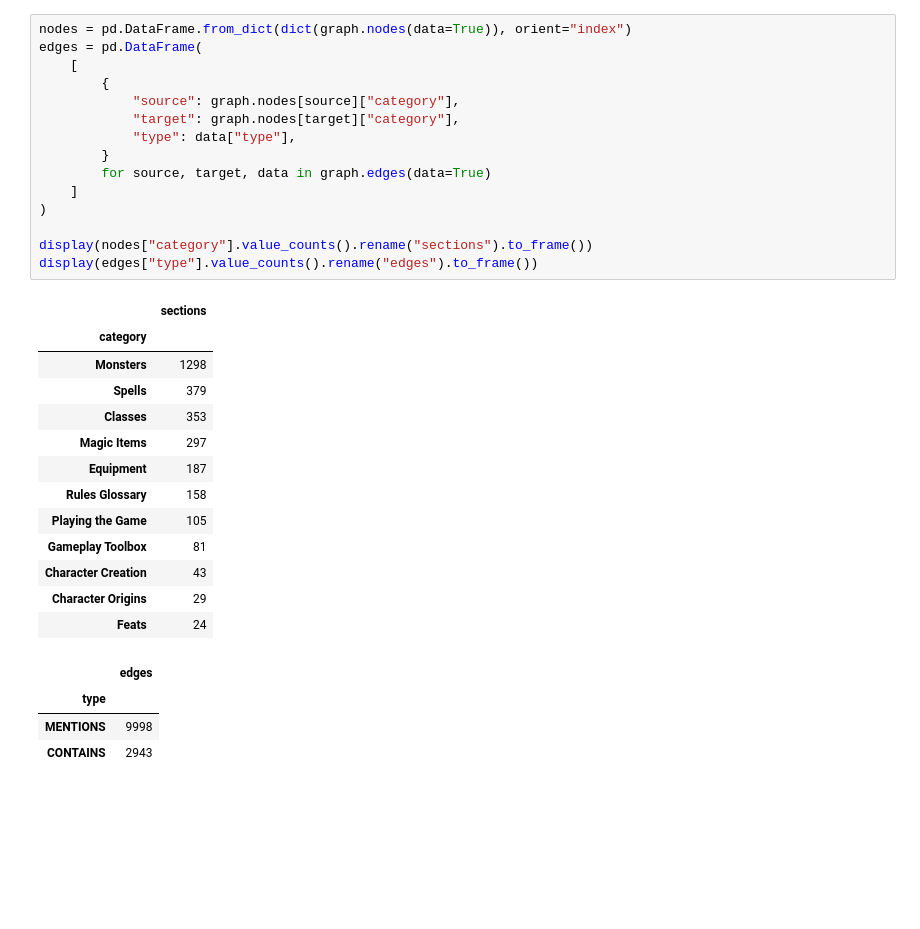
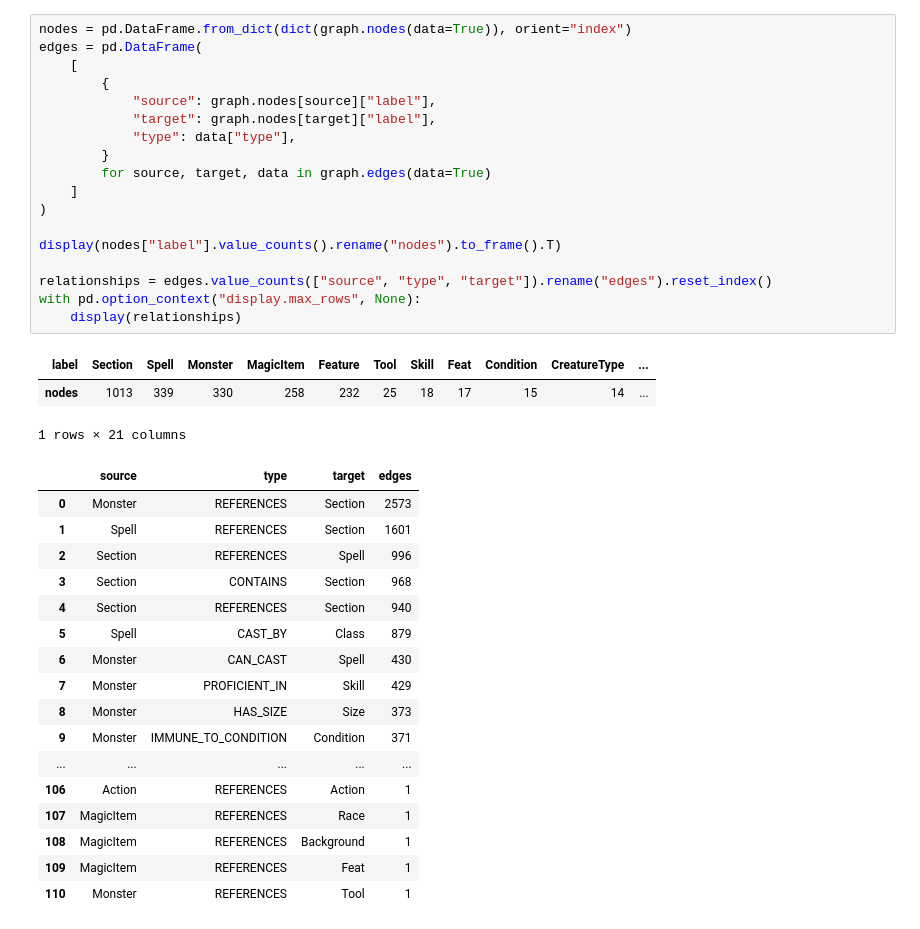
Before and after one commit to Gal-Gilor/roll-to-quest, a Jupyter notebook: notebooks/srd_graph.ipynb, the cells around one changed output. Saved outputs shown, nothing was run; the diff lists cells and outputs as text; blank space fills up the shorter version.

```diff
--- a/notebooks/srd_graph.ipynb
+++ b/notebooks/srd_graph.ipynb
@@ -40,33 +41,39 @@ Node counts per chapter, then edge counts by type and by the chapters they conne
 # %%
 nodes = pd.DataFrame.from_dict(dict(graph.nodes(data=True)), orient="index")
 edges = pd.DataFrame(
     [
         {
-            "source": graph.nodes[source]["category"],
-            "target": graph.nodes[target]["category"],
+            "source": graph.nodes[source]["label"],
+            "target": graph.nodes[target]["label"],
             "type": data["type"],
         }
         for source, target, data in graph.edges(data=True)
     ]
 )
 
-display(nodes["category"].value_counts().rename("sections").to_frame())
-display(edges["type"].value_counts().rename("edges").to_frame())
+display(nodes["label"].value_counts().rename("nodes").to_frame().T)
+
+relationships = edges.value_counts(["source", "type", "target"]).rename("edges").reset_index()
+with pd.option_context("display.max_rows", None):
+    display(relationships)
 # %% [output]
-|  | sections |
-| category |  |
-| Monsters | 1298 |
-| Spells | 379 |
-| Classes | 353 |
-| Magic Items | 297 |
-| Equipment | 187 |
-| Rules Glossary | 158 |
-| Playing the Game | 105 |
-| Gameplay Toolbox | 81 |
-| Character Creation | 43 |
-| Character Origins | 29 |
-| Feats | 24 |
+| label | Section | Spell | Monster | MagicItem | Feature | Tool | Skill | Feat | Condition | CreatureType | ... |
+| nodes | 1013 | 339 | 330 | 258 | 232 | 25 | 18 | 17 | 15 | 14 | ... |
+1 rows × 21 columns
-|  | edges |
-| type |  |
-| MENTIONS | 9998 |
-| CONTAINS | 2943 |
+|  | source | type | target | edges |
+| 0 | Monster | REFERENCES | Section | 2573 |
+| 1 | Spell | REFERENCES | Section | 1601 |
+| 2 | Section | REFERENCES | Spell | 996 |
+| 3 | Section | CONTAINS | Section | 968 |
+| 4 | Section | REFERENCES | Section | 940 |
+| 5 | Spell | CAST_BY | Class | 879 |
+| 6 | Monster | CAN_CAST | Spell | 430 |
+| 7 | Monster | PROFICIENT_IN | Skill | 429 |
+| 8 | Monster | HAS_SIZE | Size | 373 |
+| 9 | Monster | IMMUNE_TO_CONDITION | Condition | 371 |
+| ... | ... | ... | ... | ... |
+| 106 | Action | REFERENCES | Action | 1 |
+| 107 | MagicItem | REFERENCES | Race | 1 |
+| 108 | MagicItem | REFERENCES | Background | 1 |
+| 109 | MagicItem | REFERENCES | Feat | 1 |
+| 110 | Monster | REFERENCES | Tool | 1 |
```
Also changed, not shown: parts of 13 cells of this notebook, 7 other files.
